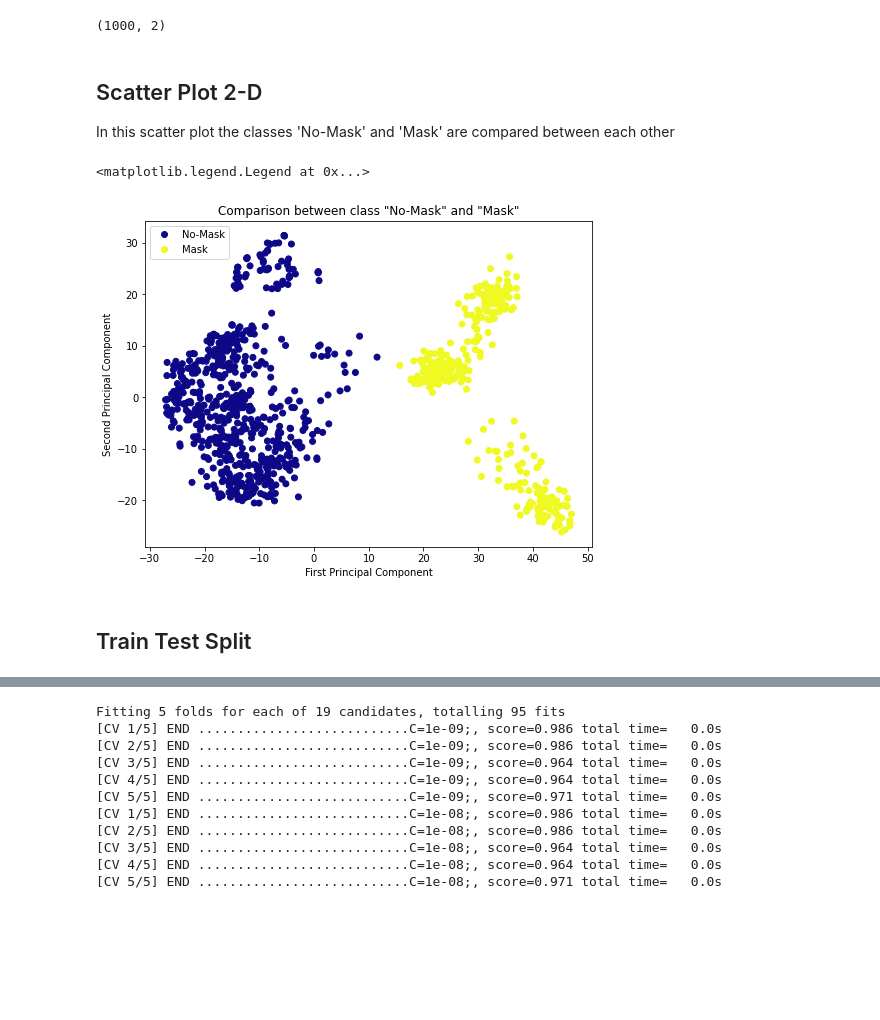
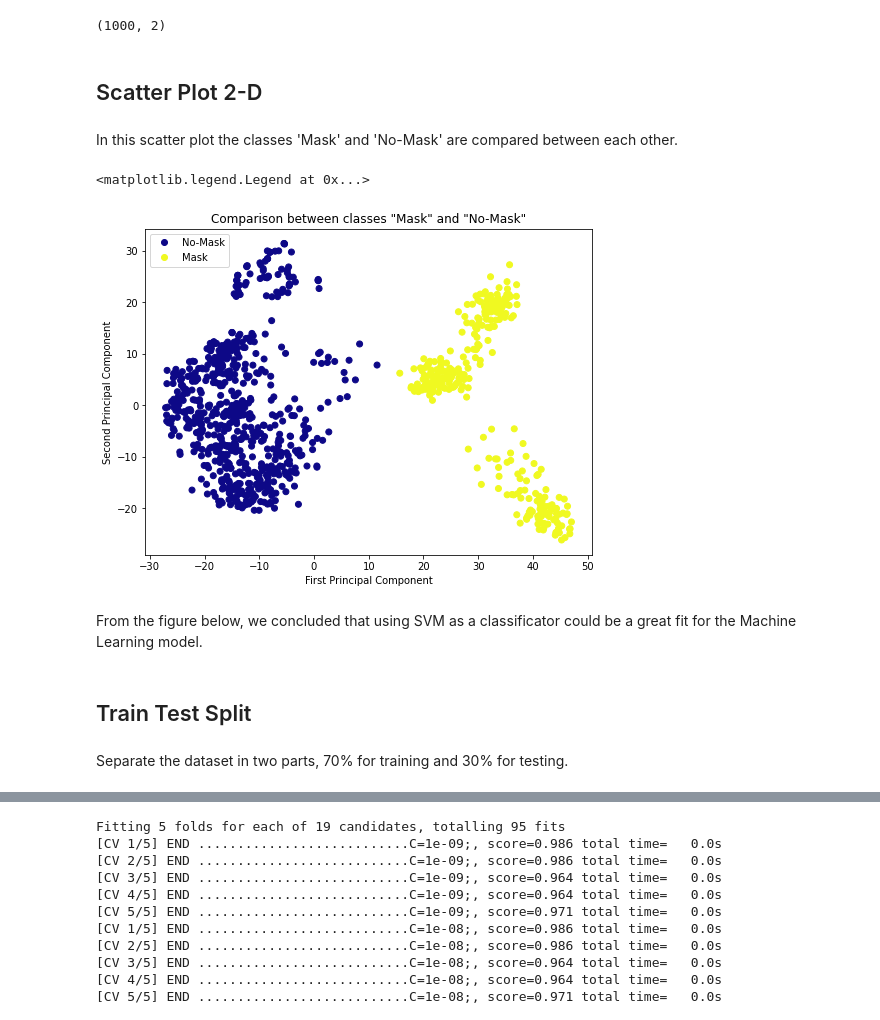
Before and after one commit to Fabrizio-Paradiso/face_mask_facial_recognition, a Jupyter notebook: notebooks/mask_analysis.ipynb, the cells around one changed output, grey strips where cells are left out. Drawn from its saved outputs; the diff is of its cells as text; code cells hidden in the pictures; blank space fills up the shorter version.

```diff
--- a/notebooks/mask_analysis.ipynb
+++ b/notebooks/mask_analysis.ipynb
@@ -135,19 +134,24 @@ x_pca.shape
 (1000, 2)
 # %% [markdown]
 ## Scatter Plot 2-D
-In this scatter plot the classes 'No-Mask' and 'Mask' are compared between each other
+# %% [markdown]
+In this scatter plot the classes 'Mask' and 'No-Mask' are compared between each other.
 # %%
 plt.figure(figsize=(8,6))
 scatter = plt.scatter(x_pca[:,0],x_pca[:,1],c=mask['Target Class'], cmap='plasma')
 plt.xlabel('First Principal Component')
 plt.ylabel('Second Principal Component')
-plt.title('Comparison between class "No-Mask" and "Mask"')
+plt.title('Comparison between classes "Mask" and "No-Mask"')
 plt.legend(handles=scatter.legend_elements()[0], labels=['No-Mask','Mask'])
 # %% [output]
 <matplotlib.legend.Legend at 0x...>
-[figure, old version]
+[figure, new version]
+# %% [markdown]
+From the figure below, we concluded that using SVM as a classificator could be a great fit for the Machine Learning model.
 # %% [markdown]
 ## Train Test Split
+# %% [markdown]
+Separate the dataset in two parts, 70% for training and 30% for testing.
 # %%
 from sklearn.model_selection import train_test_split
 # %%
```
Also changed, not shown: parts of 25 cells of this notebook.
